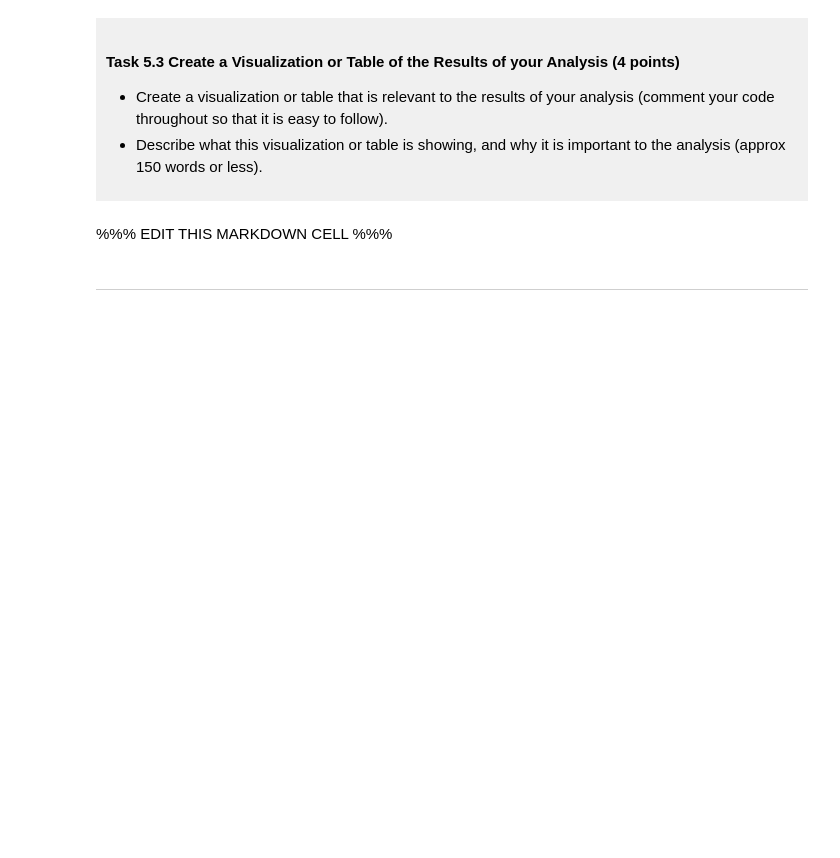
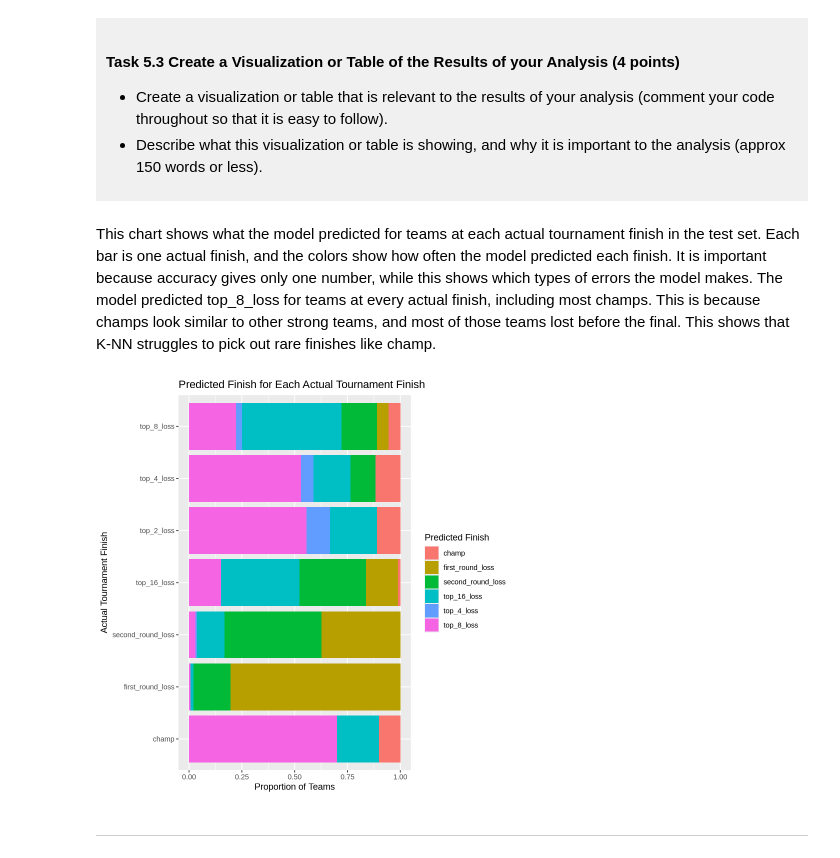
Before and after one commit to jessicayuan2007/dsci-100-project-jessica-yuan, a Jupyter notebook: dsci-100-project-notebook.ipynb, the cells around one changed output. Cells and saved outputs as stored; diff of their text form; code cells hidden in the pictures; blank space fills up the shorter version.

```diff
--- a/dsci-100-project-notebook.ipynb
+++ b/dsci-100-project-notebook.ipynb
@@ -460,9 +613,21 @@ This is a *draft*, we require a commit at this stage but it does not need to be
 
 </div>
 # %% [markdown]
-%%% EDIT THIS MARKDOWN CELL %%%
+This chart shows what the model predicted for teams at each actual tournament finish in the test set. Each bar is one actual finish, and the colors show how often the model predicted each finish. It is important because accuracy gives only one number, while this shows which types of errors the model makes. The model predicted top_8_loss for teams at every actual finish, including most champs. This is because champs look similar to other strong teams, and most of those teams lost before the final. This shows that K-NN struggles to pick out rare finishes like champ.
 # %%
-### EDIT THIS CODE CELL ###
+# Visualization: what the model predicted for each actual finish
+# Each bar is one actual tournament finish (from the test set)
+# The colors show what share of those teams the model predicted for each finish
+# position = "fill" makes all bars the same length, so we can compare shares
+
+ggplot(predictions, aes(y = tourney_finish, fill = .pred_class)) +
+  geom_bar(position = "fill") +
+  labs(title = "Predicted Finish for Each Actual Tournament Finish",
+       x = "Proportion of Teams",
+       y = "Actual Tournament Finish",
+       fill = "Predicted Finish")
+# %% [output]
+[figure, added]
 # %% [markdown]
 -----
 # %% [markdown]
```
Also changed, not shown: parts of 2 cells of this notebook.
